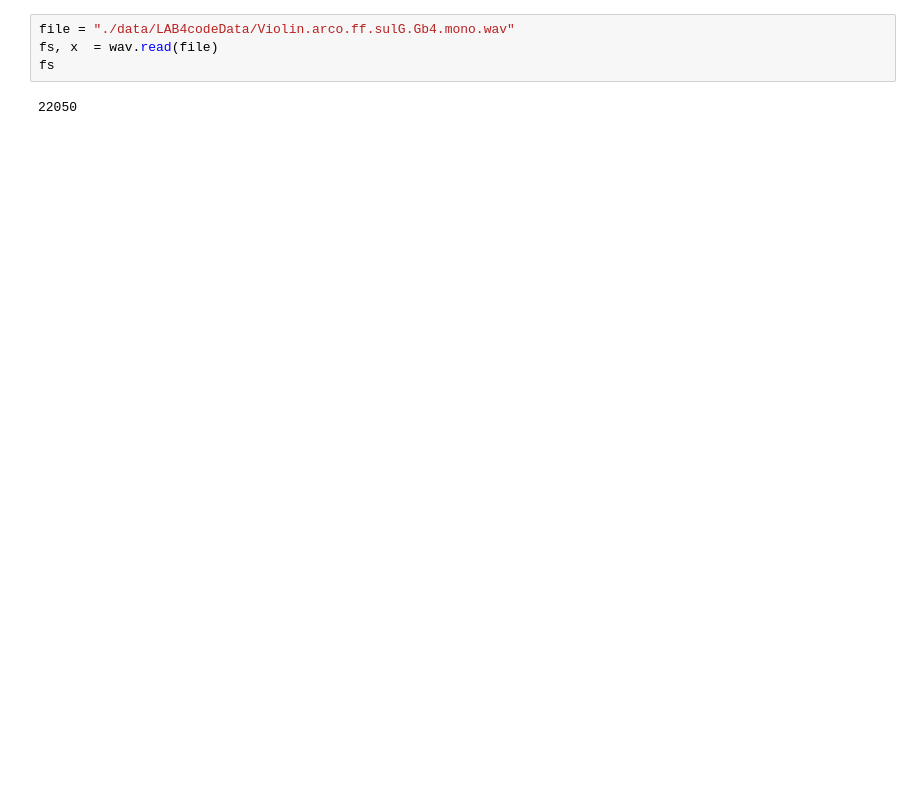
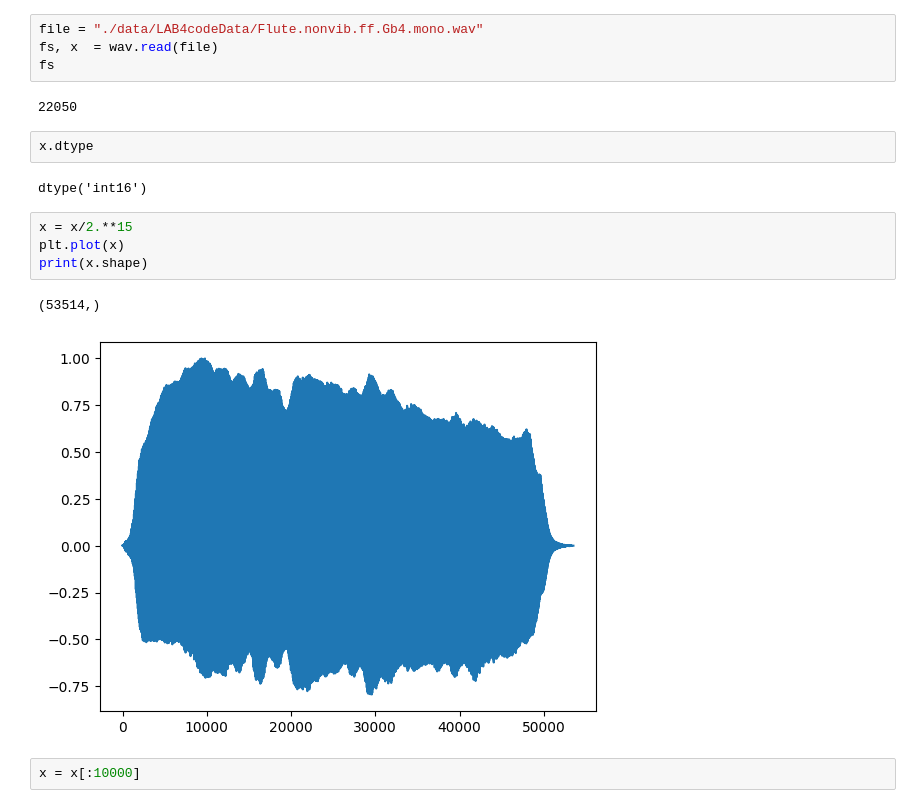
Before and after one commit to RuiFerreira05/ISEL-Year-3, a Jupyter notebook: AA/codigo/src/11_12.ipynb, the cells around one changed output. Saved outputs shown, nothing was run; the diff lists cells and outputs as text; blank space fills up the shorter version.

```diff
--- a/AA/codigo/src/11_12.ipynb
+++ b/AA/codigo/src/11_12.ipynb
@@ -144,8 +144,21 @@ lr.score(x2, y2)
 # %% [markdown]
 ---
 # %%
-file = "./data/LAB4codeData/Violin.arco.ff.sulG.Gb4.mono.wav"
+file = "./data/LAB4codeData/Flute.nonvib.ff.Gb4.mono.wav"
 fs, x  = wav.read(file)
 fs
 # %% [output]
 22050
+# %%
+x.dtype
+# %% [output]
+dtype('int16')
+# %%
+x = x/2.**15
+plt.plot(x)
+print(x.shape)
+# %% [output]
+(53514,)
+[figure, added]
+# %%
+x = x[:10000]
```
Also changed, not shown: parts of 1 cell of this notebook, 2 other files.
